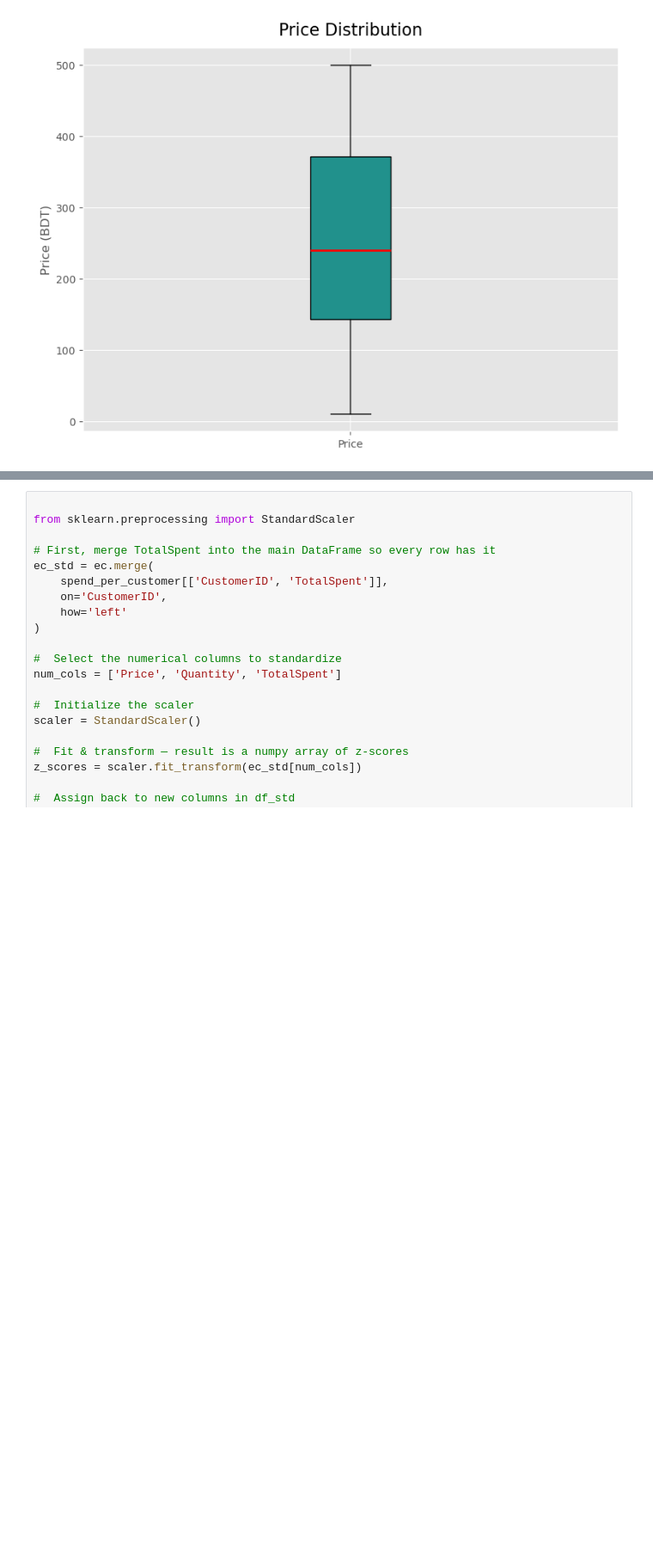
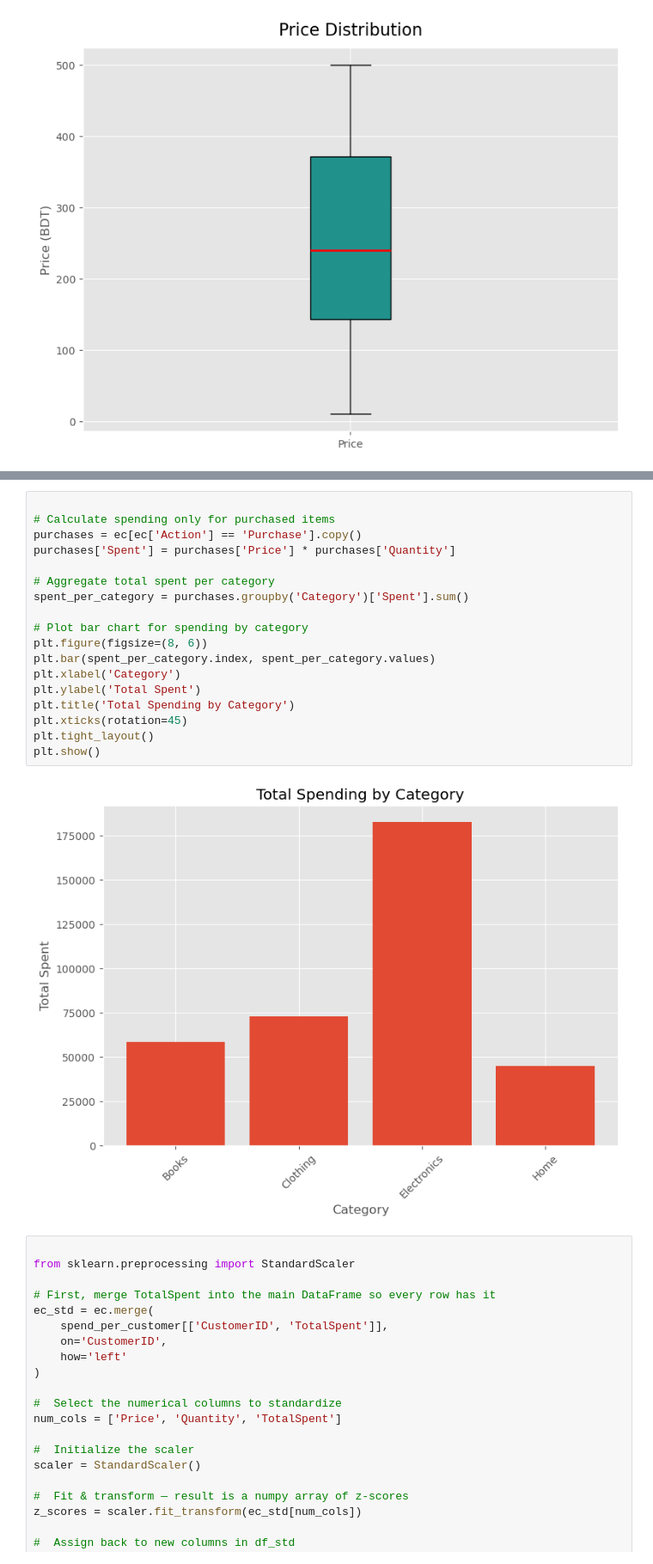
Before and after one commit to moyen-ahmed/pythone-Ml-Basic, a Jupyter notebook: data cleaning/Assignment.ipynb, the cells around one changed output, grey strips where cells are left out. Shown at 86% size. Saved outputs shown, nothing was run; the diff lists cells and outputs as text; blank space fills up the shorter version.

```diff
--- a/data cleaning/Assignment.ipynb
+++ b/data cleaning/Assignment.ipynb
@@ -396,3 +428,23 @@ plt.show()
+# %%
+
+# Calculate spending only for purchased items
+purchases = ec[ec['Action'] == 'Purchase'].copy()
+purchases['Spent'] = purchases['Price'] * purchases['Quantity']
+
+# Aggregate total spent per category
+spent_per_category = purchases.groupby('Category')['Spent'].sum()
+
+# Plot bar chart for spending by category
+plt.figure(figsize=(8, 6))
+plt.bar(spent_per_category.index, spent_per_category.values)
+plt.xlabel('Category')
+plt.ylabel('Total Spent')
+plt.title('Total Spending by Category')
+plt.xticks(rotation=45)
+plt.tight_layout()
+plt.show()
+# %% [output]
+[figure, added]
 # %%
 
 from sklearn.preprocessing import StandardScaler
```
Also changed, not shown: parts of 3 cells of this notebook, 3 other files.
